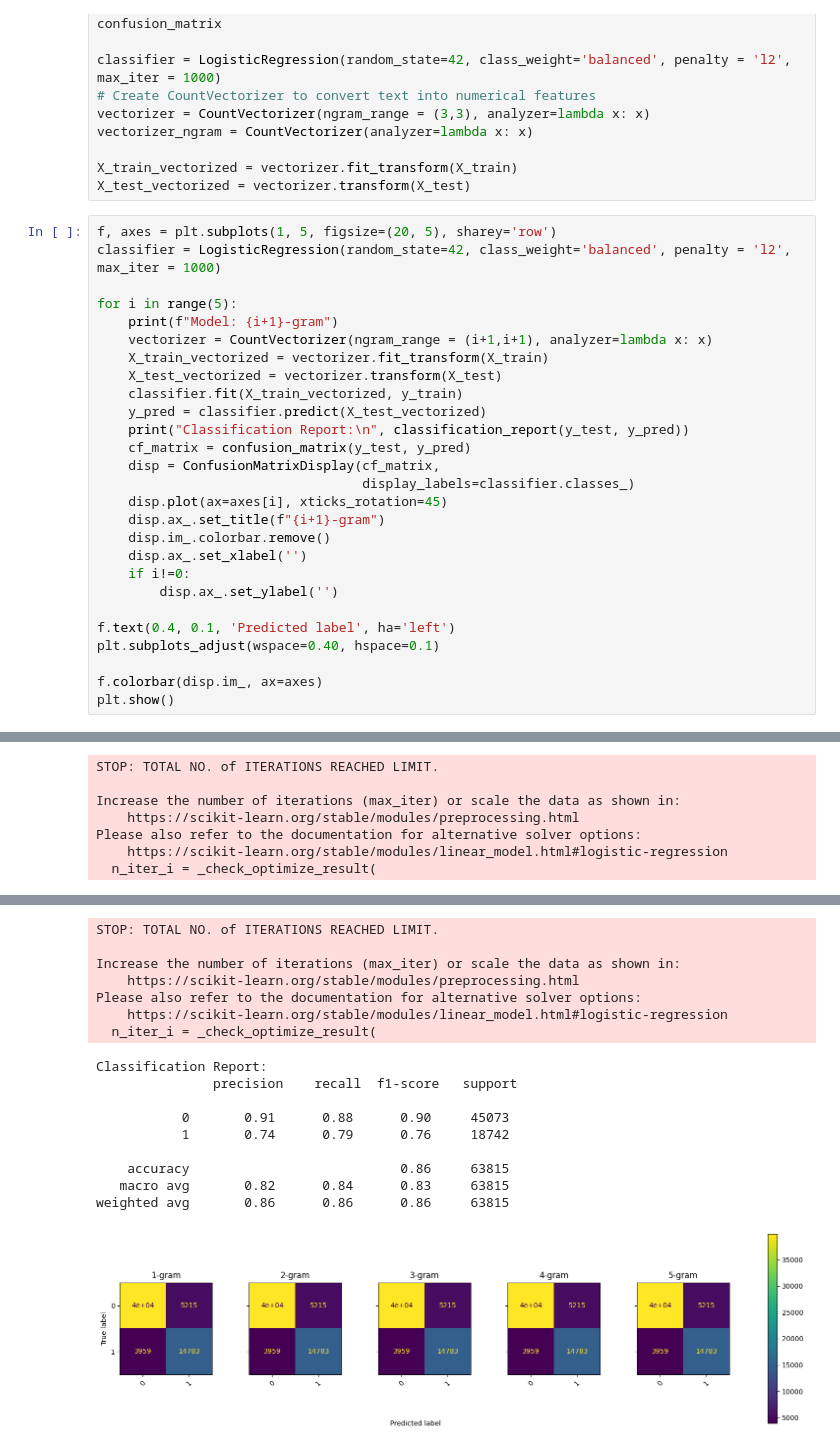
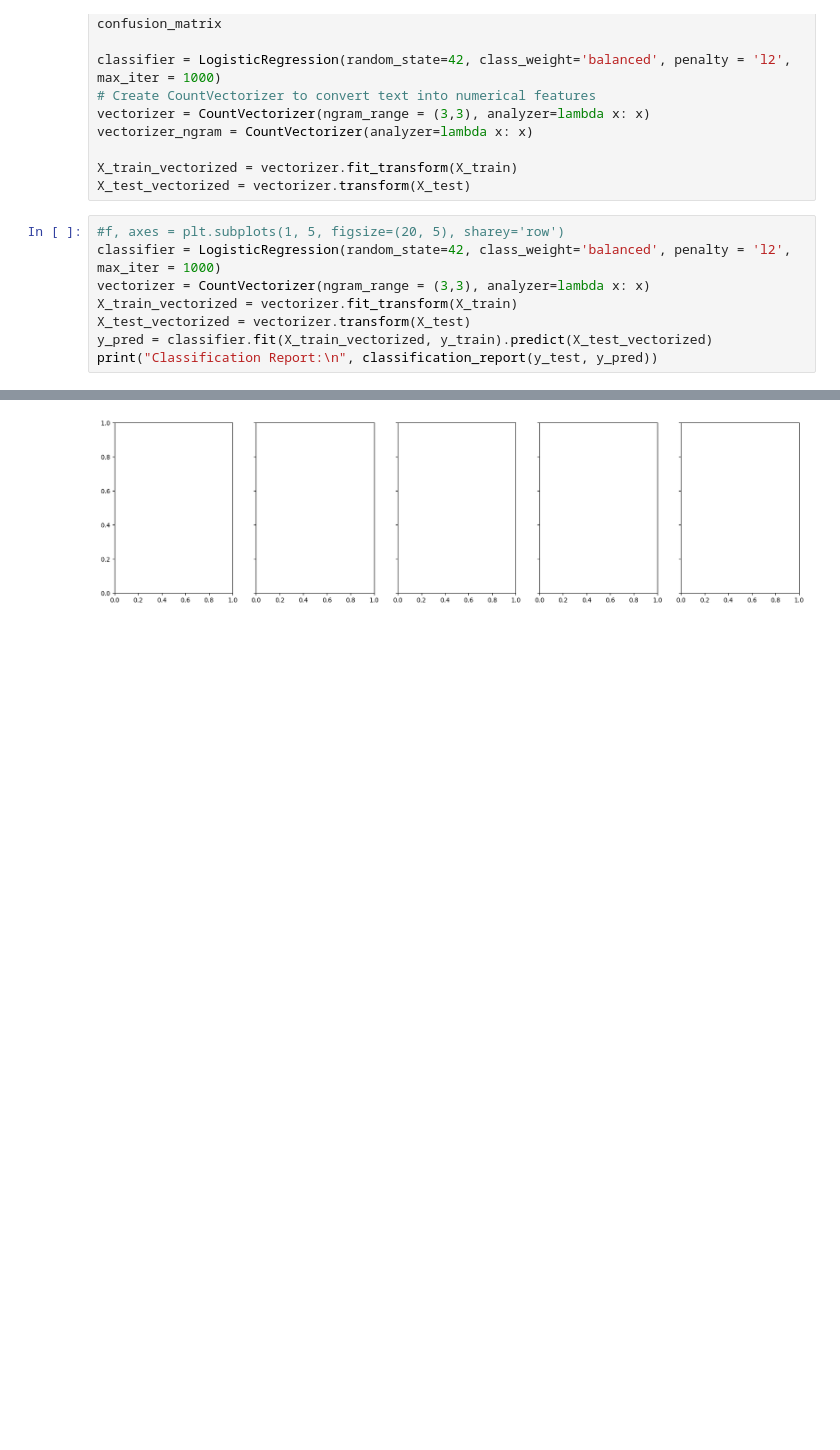
Before and after one commit to ClovisDyArx/nlp-projet, a Jupyter notebook: n-gram/word2vec.ipynb, the cells around one changed output, grey strips where cells are left out. Drawn from its saved outputs; the diff is of its cells as text; blank space fills up the shorter version.

Commit message:
feat: ngram analysis done

```diff
--- a/n-gram/word2vec.ipynb
+++ b/n-gram/word2vec.ipynb
@@ -108,30 +108,11 @@ vectorizer_ngram = CountVectorizer(analyzer=lambda x: x)
 X_train_vectorized = vectorizer.fit_transform(X_train)
 X_test_vectorized = vectorizer.transform(X_test)
 # %%
-f, axes = plt.subplots(1, 5, figsize=(20, 5), sharey='row')
+#f, axes = plt.subplots(1, 5, figsize=(20, 5), sharey='row')
 classifier = LogisticRegression(random_state=42, class_weight='balanced', penalty = 'l2', max_iter = 1000)
-
-for i in range(5):
-    print(f"Model: {i+1}-gram")
-    vectorizer = CountVectorizer(ngram_range = (i+1,i+1), analyzer=lambda x: x)
-    X_train_vectorized = vectorizer.fit_transform(X_train)
-    X_test_vectorized = vectorizer.transform(X_test)
-    classifier.fit(X_train_vectorized, y_train)
-    y_pred = classifier.predict(X_test_vectorized)
-    print("Classification Report:\n", classification_report(y_test, y_pred))
-    cf_matrix = confusion_matrix(y_test, y_pred)
-    disp = ConfusionMatrixDisplay(cf_matrix,
-                                  display_labels=classifier.classes_)
-    disp.plot(ax=axes[i], xticks_rotation=45)
-    disp.ax_.set_title(f"{i+1}-gram")
-    disp.im_.colorbar.remove()
-    disp.ax_.set_xlabel('')
-    if i!=0:
-        disp.ax_.set_ylabel('')
-
-f.text(0.4, 0.1, 'Predicted label', ha='left')
-plt.subplots_adjust(wspace=0.40, hspace=0.1)
-
-f.colorbar(disp.im_, ax=axes)
-plt.show()
+vectorizer = CountVectorizer(ngram_range = (3,3), analyzer=lambda x: x)
+X_train_vectorized = vectorizer.fit_transform(X_train)
+X_test_vectorized = vectorizer.transform(X_test)
+y_pred = classifier.fit(X_train_vectorized, y_train).predict(X_test_vectorized)
+print("Classification Report:\n", classification_report(y_test, y_pred))
 # %% [output]
@@ -193,7 +134,0 @@ Model: 4-gram
-STOP: TOTAL NO. of ITERATIONS REACHED LIMIT.
-
-Increase the number of iterations (max_iter) or scale the data as shown in:
-    https://scikit-learn.org/stable/modules/preprocessing.html
-Please also refer to the documentation for alternative solver options:
-    https://scikit-learn.org/stable/modules/linear_model.html#logistic-regression
-  n_iter_i = _check_optimize_result(
@@ -211,17 +135 @@ Model: 5-gram
-STOP: TOTAL NO. of ITERATIONS REACHED LIMIT.
-
-Increase the number of iterations (max_iter) or scale the data as shown in:
-    https://scikit-learn.org/stable/modules/preprocessing.html
-Please also refer to the documentation for alternative solver options:
-    https://scikit-learn.org/stable/modules/linear_model.html#logistic-regression
-  n_iter_i = _check_optimize_result(
-Classification Report:
-               precision    recall  f1-score   support
-
-           0       0.91      0.88      0.90     45073
-           1       0.74      0.79      0.76     18742
-
-    accuracy                           0.86     63815
-   macro avg       0.82      0.84      0.83     63815
-weighted avg       0.86      0.86      0.86     63815
-[figure, old version]
+[figure, new version]
```
Also changed, not shown: parts of 2 cells of this notebook, 6 other files.
